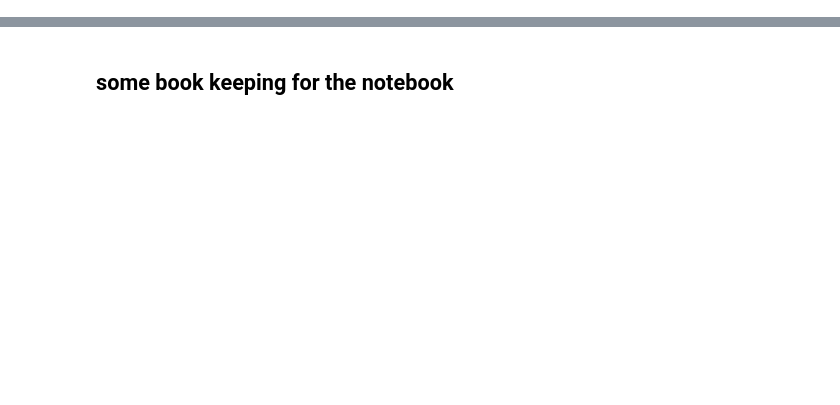
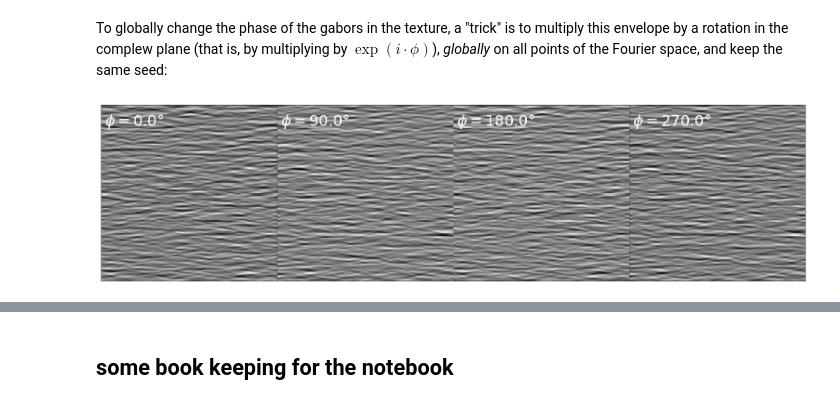
Before and after one commit to laurentperrinet/sciblog, a Jupyter notebook: posts/2020-01-08-changing-the-global-phase-of-a-motion-cloud.ipynb, the cells around one changed output, grey strips where cells are left out. Drawn from its saved outputs; the diff is of its cells as text; code cells hidden in the pictures; blank space fills up the shorter version.

```diff
--- a/posts/2020-01-08-changing-the-global-phase-of-a-motion-cloud.ipynb
+++ b/posts/2020-01-08-changing-the-global-phase-of-a-motion-cloud.ipynb
@@ -23,0 +48,22 @@ def show_video(filename):
+# %% [markdown]
+To globally change the phase of the gabors in the texture, a "trick" is to multiply this envelope by a rotation in the complew plane (that is, by multiplying by $\exp(i\cdot\phi)$), *globally* on all points of the Fourier space, and keep the same seed:
+# %%
+N_phase = 4
+fig_width = 21
+import numpy as np
+
+fig, axs = plt.subplots(1, N_phase, figsize=(fig_width, fig_width/N_phase))
+for i_ax, phase in enumerate(np.linspace(0, 2*np.pi, N_phase, endpoint=False)):
+    im = mc.rectif(mc.random_cloud(env*np.exp(1j * phase), seed=seed))
+
+    axs[i_ax].imshow(im[:, :, 0], cmap=plt.gray())
+    axs[i_ax].text(5, 29, r'$\phi=%.1f$°' % (phase*180/np.pi), color='white', fontsize=32)
+    axs[i_ax].set_xticks([])
+    axs[i_ax].set_yticks([])
+#plt.tight_layout()
+fig.subplots_adjust(hspace = .0, wspace = .0, left=0.0, bottom=0., right=1., top=1.)
+
+#import os
+#fig.savefig(os.path.join('../figs', 'orientation_tuning.png'))
+# %% [output]
+[figure, added]
```
Also changed, not shown: parts of 10 cells of this notebook, 48 other files.
